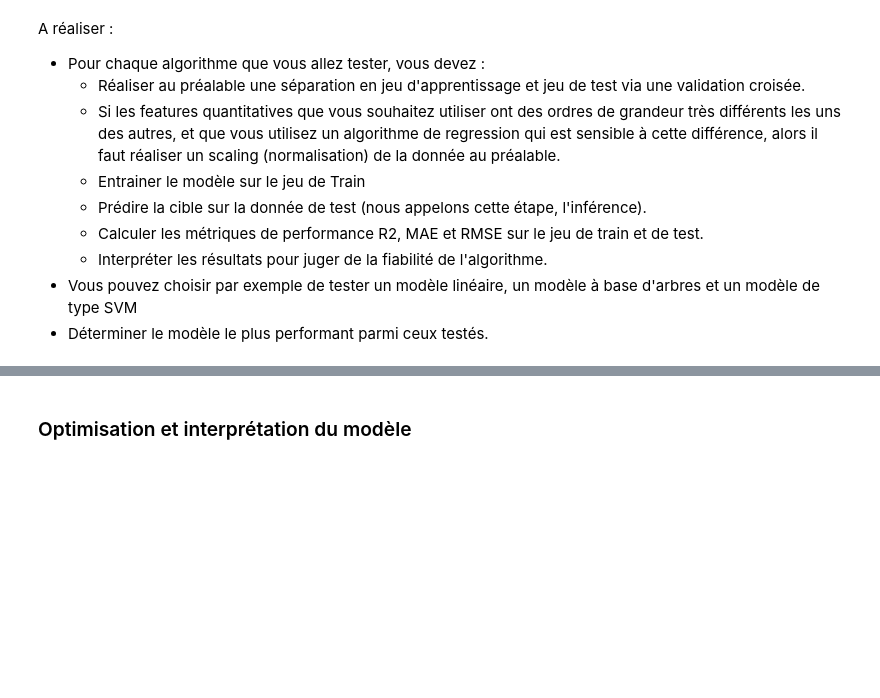
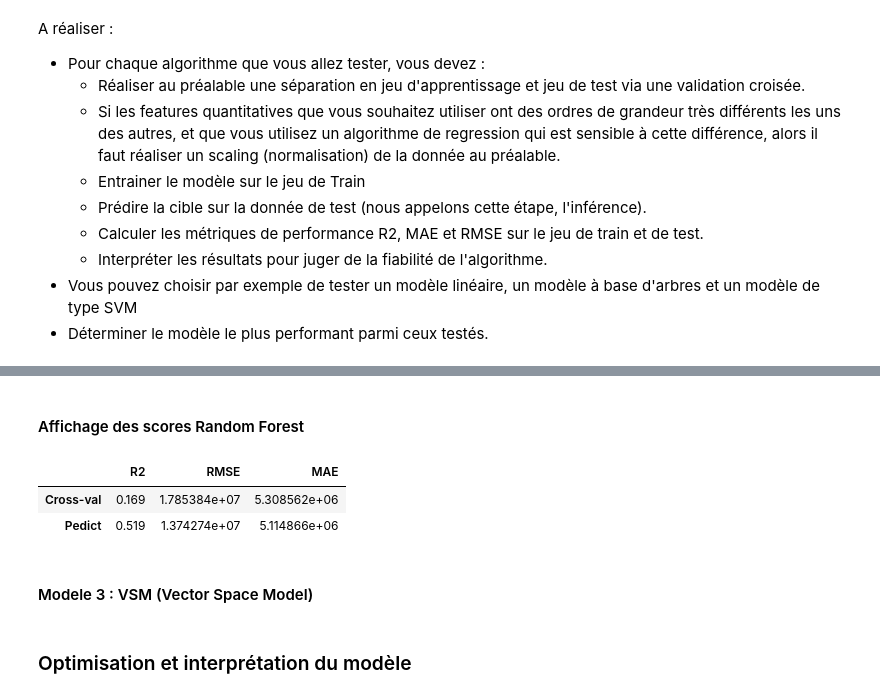
Before and after one commit to DavidRichomme/OC_P3_Anticipez_les_besoins_en_consommation_de_batiments, a Jupyter notebook: P3_modelisation_ML_supervisee.ipynb, the cells around one changed output, grey strips where cells are left out. Cells and saved outputs as stored; diff of their text form; code cells hidden in the pictures; blank space fills up the shorter version.

```diff
--- a/P3_modelisation_ML_supervisee.ipynb
+++ b/P3_modelisation_ML_supervisee.ipynb
@@ -205,0 +367,37 @@ A réaliser :
+# %%
+# Modele a base d'arbres de décision
+modele_randomForest = RandomForestRegressor(random_state=42, n_jobs=-1)
+
+# Validation croisée
+resultats = cross_validate(
+    modele_randomForest, X_train, y_train,
+    cv=5,
+    scoring=["r2", "neg_root_mean_squared_error", "neg_mean_absolute_error"],
+)
+
+R2_RandForest_CrossVal = round(resultats["test_r2"].mean(), 3)
+RMSE_RandForest_CrossVal = -resultats["test_neg_root_mean_squared_error"].mean()
+MAE_RandForest_CrossVal = -resultats["test_neg_mean_absolute_error"].mean()
+# %%
+modele_randomForest.fit(X_train, y_train)
+y_pred = modele_randomForest.predict(X_test)
+
+R2_RandForest_Pred = round(r2_score(y_test, y_pred), 3)
+RMSE_RandForest_Pred = root_mean_squared_error(y_test, y_pred)
+MAE_RandForest_Pred = mean_absolute_error(y_test, y_pred)
+# %% [markdown]
+#### Affichage des scores Random Forest
+# %%
+df_scores_RL = pd.DataFrame({
+    "R2": [R2_RandForest_CrossVal, R2_RandForest_Pred],
+    "RMSE": [RMSE_RandForest_CrossVal, RMSE_RandForest_Pred],
+    "MAE": [MAE_RandForest_CrossVal, MAE_RandForest_Pred],
+}, index=["Cross-val", "Pedict"])
+
+df_scores_RL
+# %% [output]
+|  | R2 | RMSE | MAE |
+| Cross-val | 0.169 | 1.785384e+07 | 5.308562e+06 |
+| Pedict | 0.519 | 1.374274e+07 | 5.114866e+06 |
+# %% [markdown]
+#### Modele 3 : VSM (Vector Space Model)
```
Also changed, not shown: parts of 27 cells of this notebook, 3 other files.
